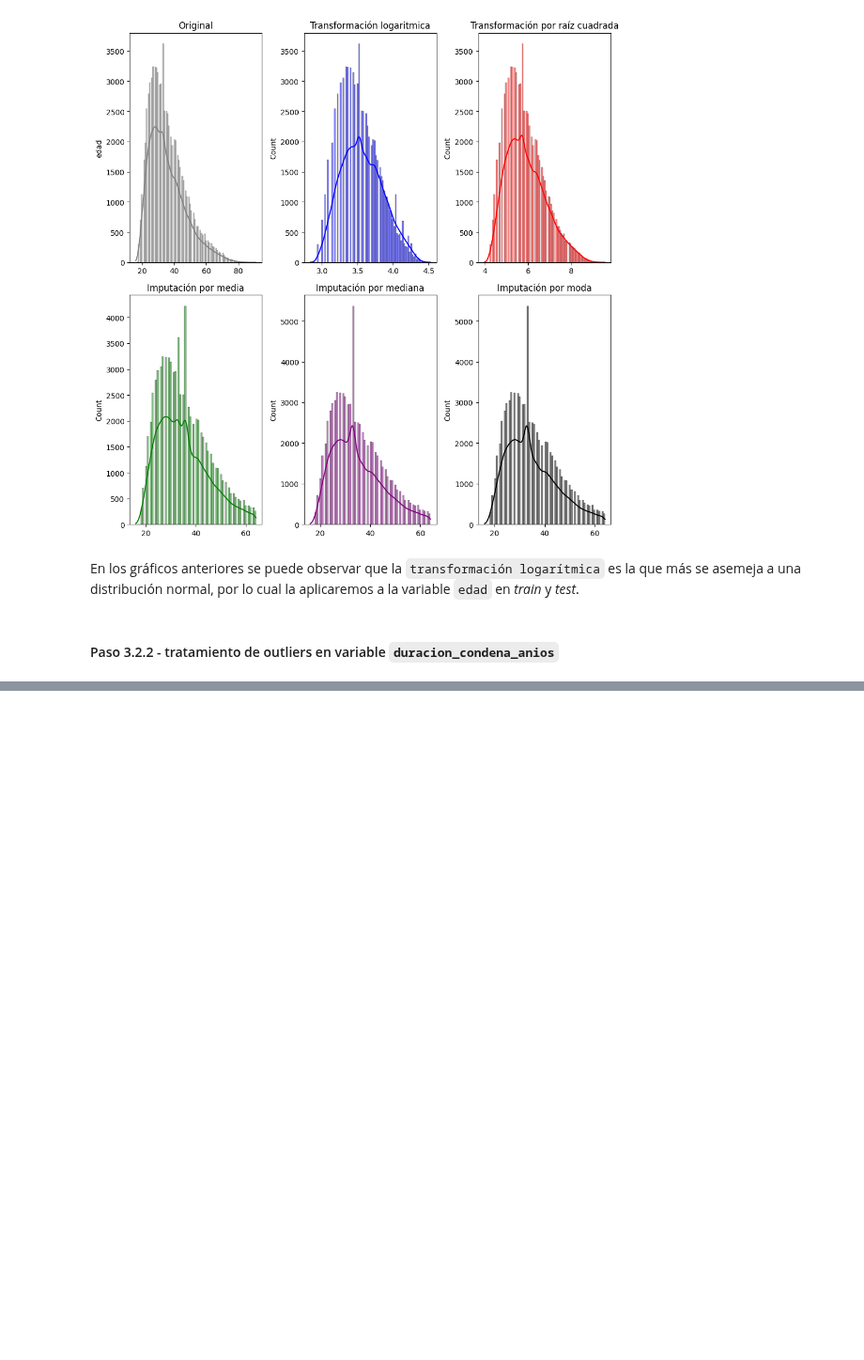
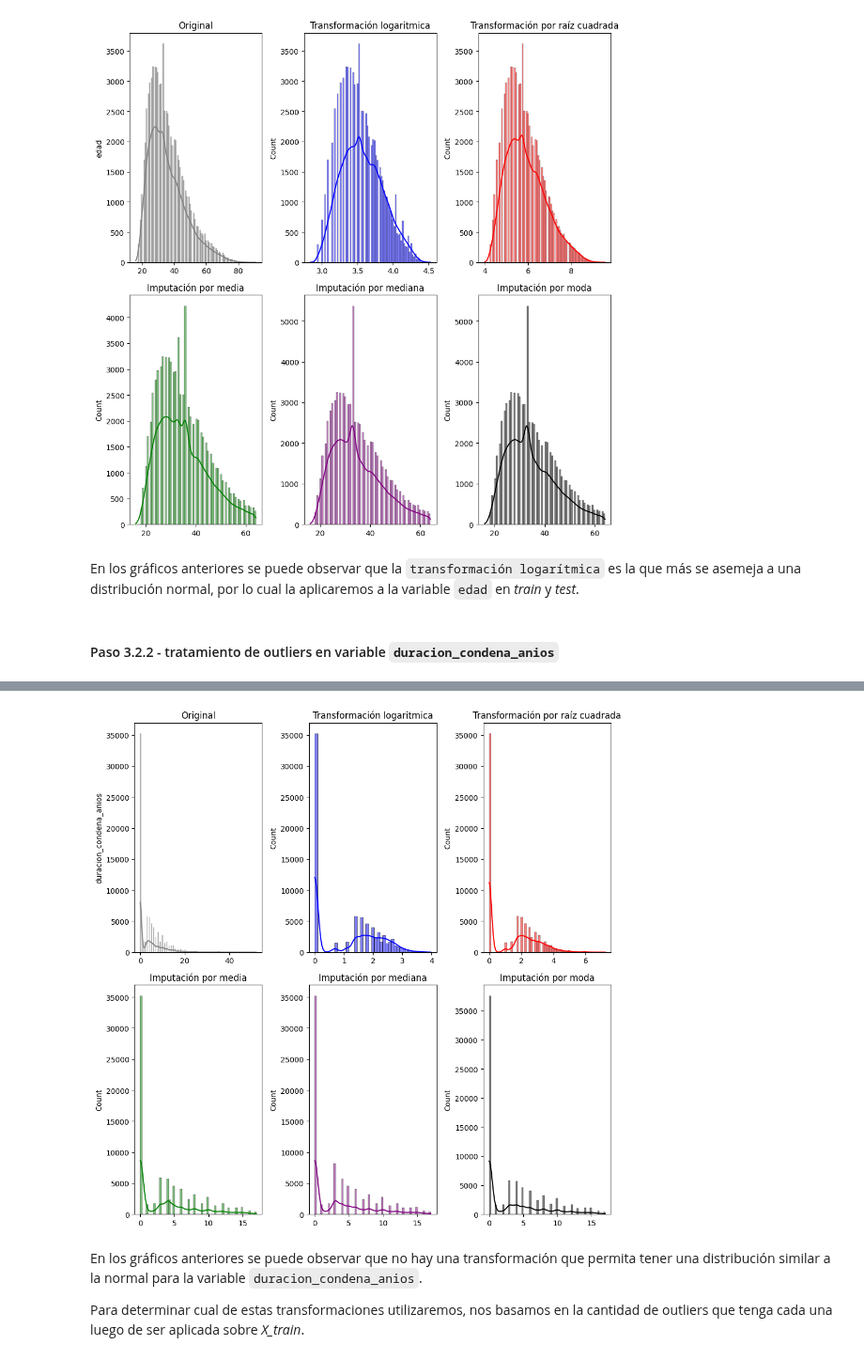
Before and after one commit to gasper-az/CEIA_Analisis_de_datos, a Jupyter notebook: trabajos_practicos/resolucion_tp_02/tp_02.ipynb, the cells around one changed output, grey strips where cells are left out. Shown at 94% size. Drawn from its saved outputs; the diff is of its cells as text; code cells hidden in the pictures; blank space fills up the shorter version.

Commit message:
[WIP][TP-02] Paso 3 - tratamiento de outliers completo

```diff
--- a/trabajos_practicos/resolucion_tp_02/tp_02.ipynb
+++ b/trabajos_practicos/resolucion_tp_02/tp_02.ipynb
@@ -973,0 +989,28 @@ del X_train_edad_media, X_train_edad_mediana, X_train_edad_moda, X_train_edad_lo
+# %%
+# Dataset con imputación por mediana
+X_train_mediana = pd.DataFrame(X_train["duracion_condena_anios"].copy(), columns=["duracion_condena_anios"])
+mask_outliers_iqr = (X_train_mediana["duracion_condena_anios"] < min_iqr) | (X_train_mediana["duracion_condena_anios"] > max_iqr)
+
+X_train_mediana.loc[mask_outliers_iqr, "duracion_condena_anios"] = mediana
+# %%
+# Dataset con imputación por moda
+X_train_moda = pd.DataFrame(X_train["duracion_condena_anios"].copy(), columns=["duracion_condena_anios"])
+mask_outliers_iqr = (X_train_moda["duracion_condena_anios"] < min_iqr) | (X_train_moda["duracion_condena_anios"] > max_iqr)
+
+X_train_moda.loc[mask_outliers_iqr, "duracion_condena_anios"] = moda
+# %%
+# Dataset con transformación logarítmica
+X_train_logaritmica = pd.DataFrame(X_train["duracion_condena_anios"].copy(), columns=["duracion_condena_anios"])
+X_train_logaritmica["duracion_condena_anios"] = np.log1p(X_train_logaritmica["duracion_condena_anios"])
+# %%
+# Dataset con transformación por raíz cuadrada
+X_train_sqrt = pd.DataFrame(X_train["duracion_condena_anios"].copy(), columns=["duracion_condena_anios"])
+X_train_sqrt["duracion_condena_anios"] = np.sqrt(X_train_sqrt["duracion_condena_anios"])
+# %%
+graficar_comparacion_tratamiento_outliers(X_train, X_train_media, X_train_mediana, X_train_moda, X_train_logaritmica, X_train_sqrt, col="duracion_condena_anios")
+# %% [output]
+[figure, added]
+# %% [markdown]
+En los gráficos anteriores se puede observar que no hay una transformación que permita tener una distribución similar a la normal para la variable `duracion_condena_anios`.
+
+Para determinar cual de estas transformaciones utilizaremos, nos basamos en la cantidad de outliers que tenga cada una luego de ser aplicada sobre *X_train*.
```
Also changed, not shown: parts of 13 cells of this notebook.
